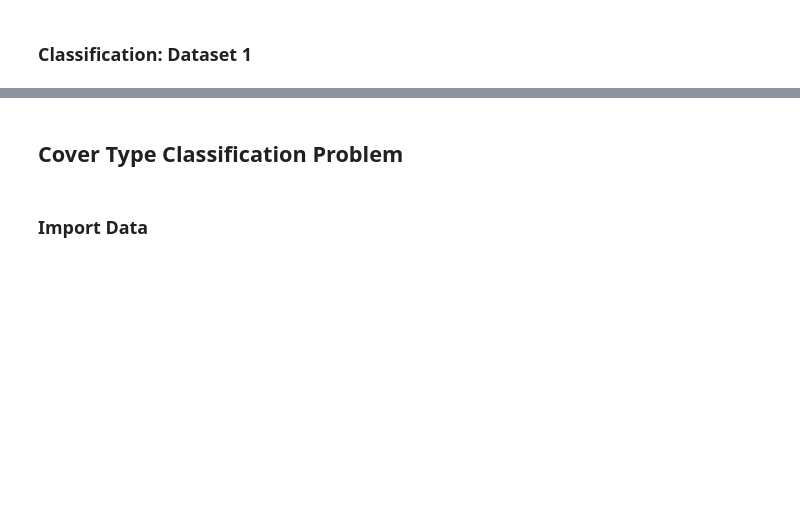
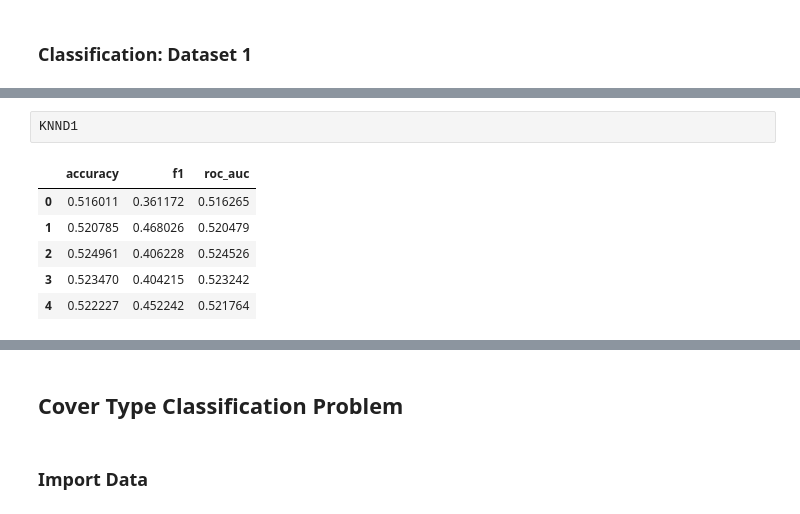
Before and after one commit to sh-biswas/COGS118A_Final_Project, a Jupyter notebook: Final_Project.ipynb, the cells around one changed output, grey strips where cells are left out. Cells and saved outputs as stored; diff of their text form; blank space fills up the shorter version.

```diff
--- a/Final_Project.ipynb
+++ b/Final_Project.ipynb
@@ -352,0 +382,9 @@ Found Best Parameters!
+# %%
+KNND1
+# %% [output]
+|  | accuracy | f1 | roc_auc |
+| 0 | 0.516011 | 0.361172 | 0.516265 |
+| 1 | 0.520785 | 0.468026 | 0.520479 |
+| 2 | 0.524961 | 0.406228 | 0.524526 |
+| 3 | 0.523470 | 0.404215 | 0.523242 |
+| 4 | 0.522227 | 0.452242 | 0.521764 |
```
Also changed, not shown: parts of 43 cells of this notebook, 2 other files.
